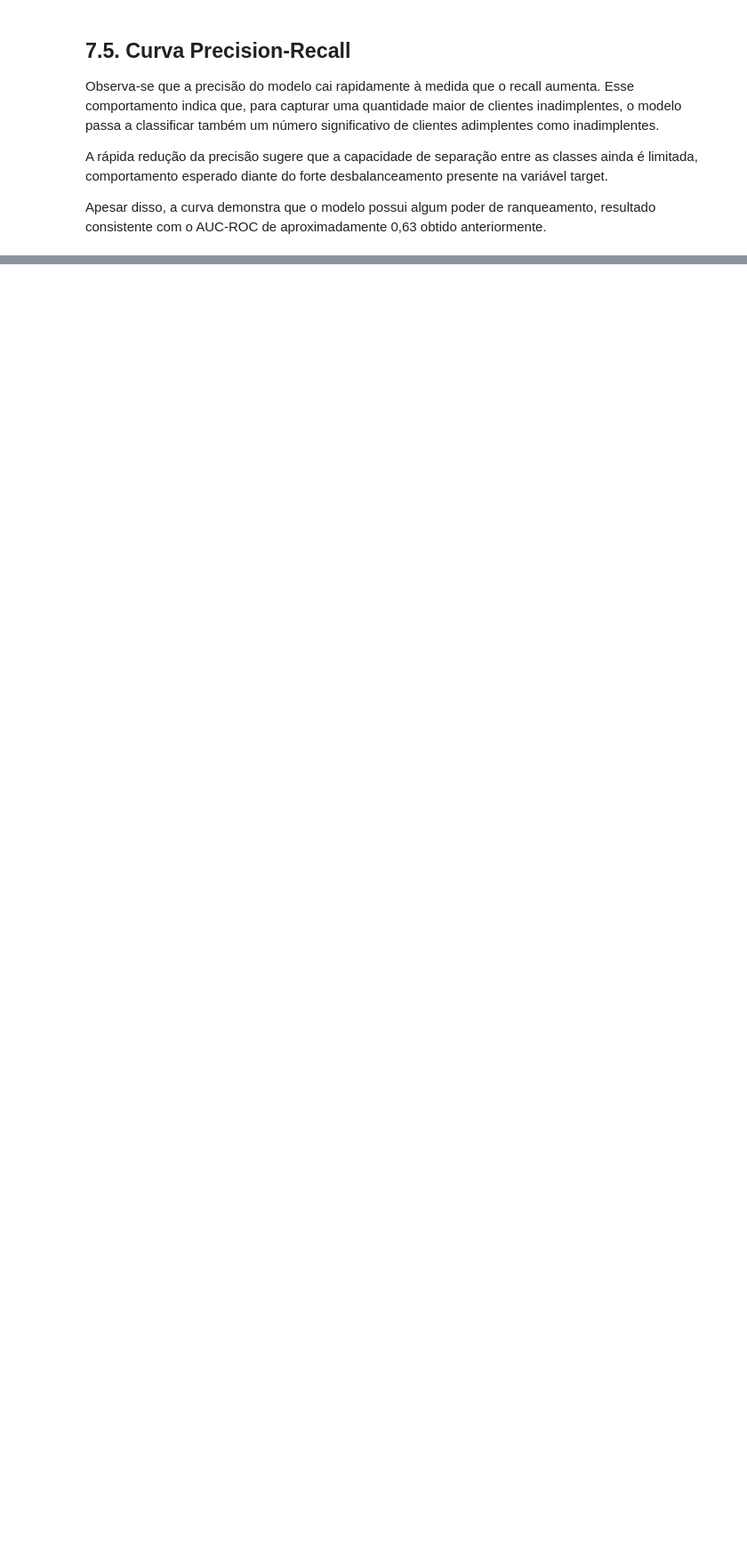
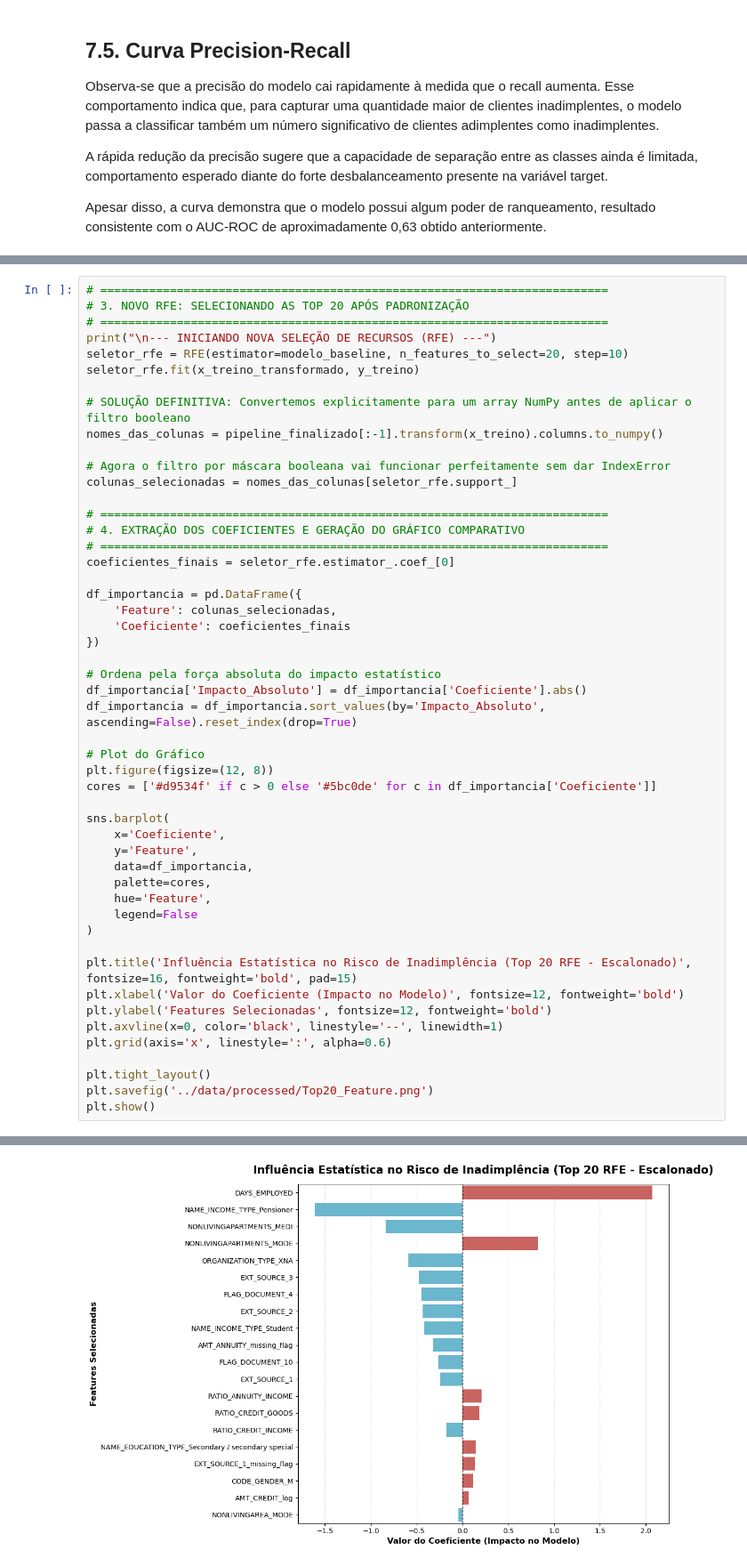
Before and after one commit to Rd-Brito13/Credit-Risk, a Jupyter notebook: notebook/03_modelo_baseline.ipynb, the cells around one changed output, grey strips where cells are left out. Shown at 89% size. Drawn from its saved outputs; the diff is of its cells as text; blank space fills up the shorter version.

```diff
--- a/notebook/03_modelo_baseline.ipynb
+++ b/notebook/03_modelo_baseline.ipynb
@@ -250,0 +346,51 @@ plt.show()
+# %%
+# =========================================================================
+# 3. NOVO RFE: SELECIONANDO AS TOP 20 APÓS PADRONIZAÇÃO
+# =========================================================================
+print("\n--- INICIANDO NOVA SELEÇÃO DE RECURSOS (RFE) ---")
+seletor_rfe = RFE(estimator=modelo_baseline, n_features_to_select=20, step=10)
+seletor_rfe.fit(x_treino_transformado, y_treino)
+
+# SOLUÇÃO DEFINITIVA: Convertemos explicitamente para um array NumPy antes de aplicar o filtro booleano
+nomes_das_colunas = pipeline_finalizado[:-1].transform(x_treino).columns.to_numpy()
+
+# Agora o filtro por máscara booleana vai funcionar perfeitamente sem dar IndexError
+colunas_selecionadas = nomes_das_colunas[seletor_rfe.support_]
+
+# =========================================================================
+# 4. EXTRAÇÃO DOS COEFICIENTES E GERAÇÃO DO GRÁFICO COMPARATIVO
+# =========================================================================
+coeficientes_finais = seletor_rfe.estimator_.coef_[0]
+
+df_importancia = pd.DataFrame({
+    'Feature': colunas_selecionadas,
+    'Coeficiente': coeficientes_finais
+})
+
+# Ordena pela força absoluta do impacto estatístico
+df_importancia['Impacto_Absoluto'] = df_importancia['Coeficiente'].abs()
+df_importancia = df_importancia.sort_values(by='Impacto_Absoluto', ascending=False).reset_index(drop=True)
+
+# Plot do Gráfico
+plt.figure(figsize=(12, 8))
+cores = ['#d9534f' if c > 0 else '#5bc0de' for c in df_importancia['Coeficiente']]
+
+sns.barplot(
+    x='Coeficiente',
+    y='Feature',
+    data=df_importancia,
+    palette=cores,
+    hue='Feature',
+    legend=False
+)
+
+plt.title('Influência Estatística no Risco de Inadimplência (Top 20 RFE - Escalonado)', fontsize=16, fontweight='bold', pad=15)
+plt.xlabel('Valor do Coeficiente (Impacto no Modelo)', fontsize=12, fontweight='bold')
+plt.ylabel('Features Selecionadas', fontsize=12, fontweight='bold')
+plt.axvline(x=0, color='black', linestyle='--', linewidth=1)
+plt.grid(axis='x', linestyle=':', alpha=0.6)
+
+plt.tight_layout()
+plt.savefig('../data/processed/Top20_Feature.png')
+plt.show()
+# %% [output]
@@ -250,0 +398 @@ plt.show()
+[figure, added]
```
Also changed, not shown: parts of 34 cells of this notebook, 3 other files.
